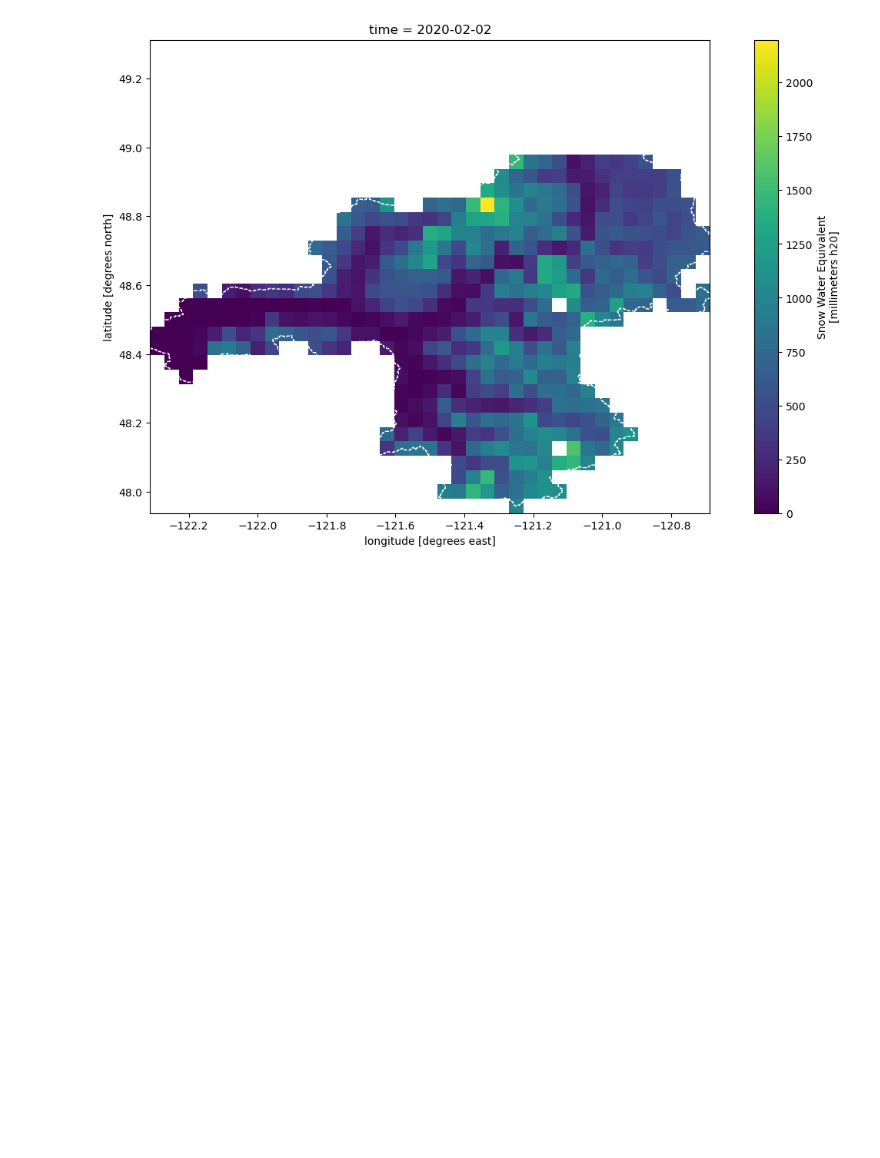
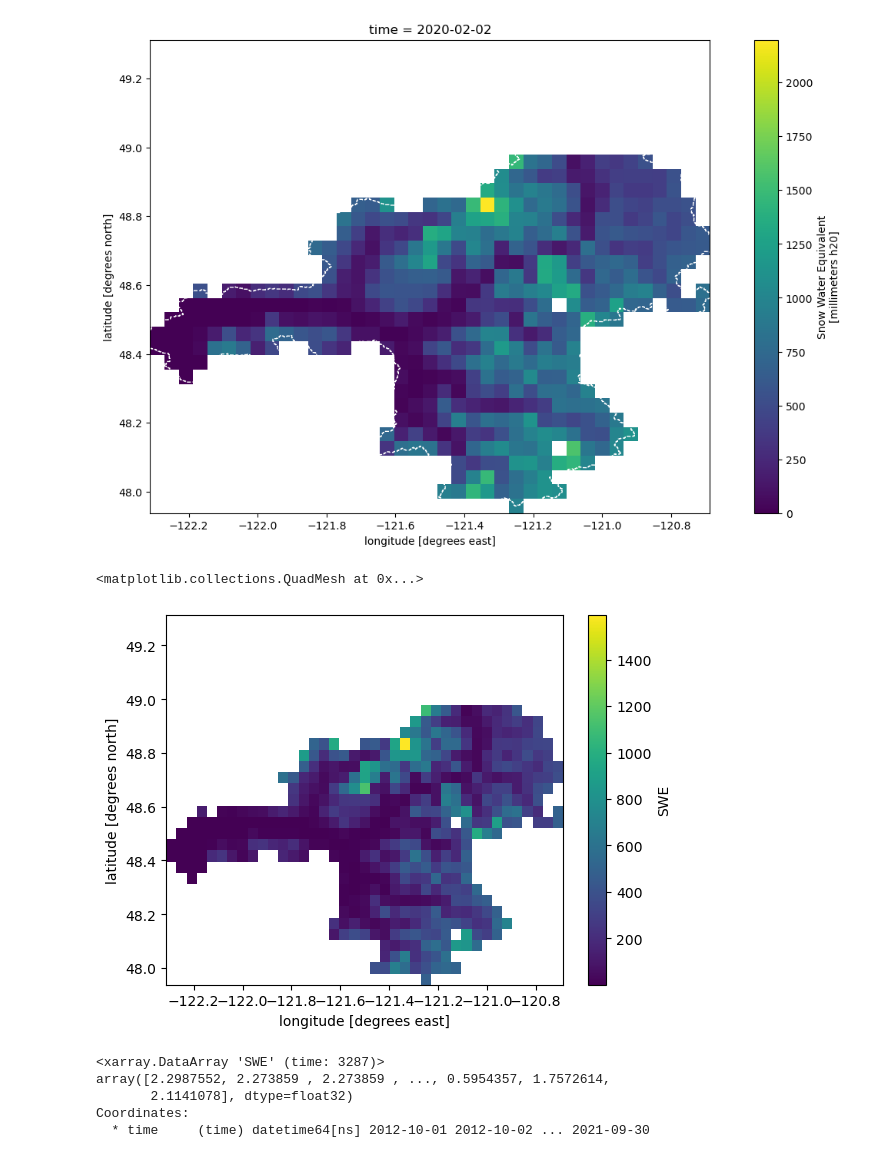
Before and after one commit to NCristea/Compare_SWE, a Jupyter notebook: notebooks/get_basin_SWE.ipynb, the cells around one changed output. Saved outputs shown, nothing was run; the diff lists cells and outputs as text; code cells hidden in the pictures; blank space fills up the shorter version.

Commit message:
added basin mean daily code

```diff
--- a/notebooks/get_basin_SWE.ipynb
+++ b/notebooks/get_basin_SWE.ipynb
@@ -137,0 +145,16 @@ ax.set_aspect(1)
+# %%
+basin_mean = data_sel_basin.SWE.mean("time")
+# %%
+basin_mean.plot()
+# %% [output]
+<matplotlib.collections.QuadMesh at 0x...>
+[figure, added]
+# %%
+basin_mean_daily = data_sel_basin.SWE.mean(dim= ('lat', 'lon'), skipna=True)
+basin_mean_daily
+# %% [output]
+<xarray.DataArray 'SWE' (time: 3287)>
+array([2.2987552, 2.273859 , 2.273859 , ..., 0.5954357, 1.7572614,
+       2.1141078], dtype=float32)
+Coordinates:
+  * time     (time) datetime64[ns] 2012-10-01 2012-10-02 ... 2021-09-30
```
Also changed, not shown: parts of 6 cells of this notebook.
